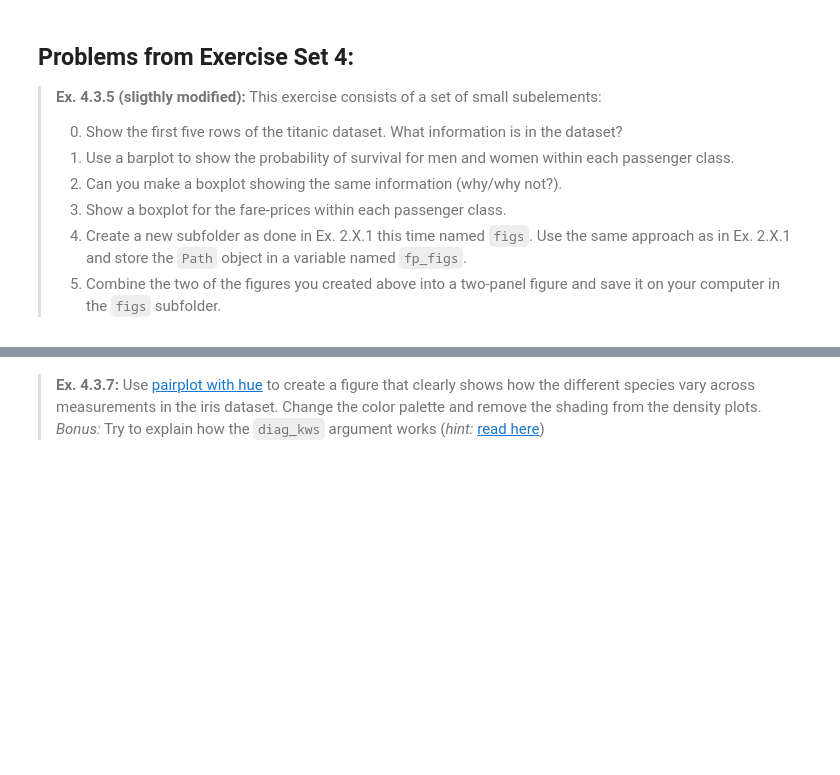
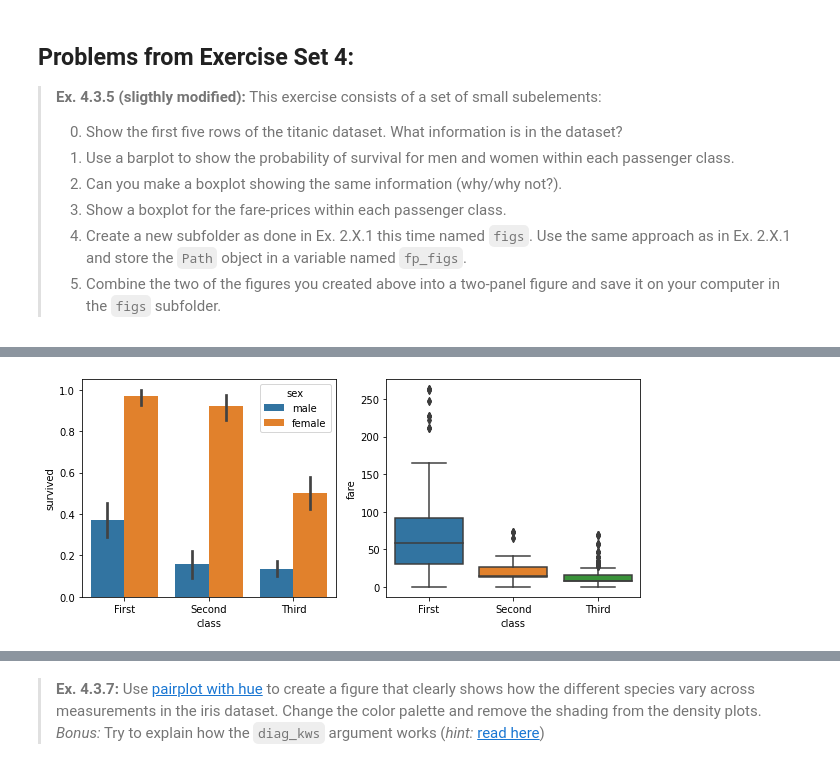
Before and after one commit to mbilsen/Housing-Prices-in-Denmark, a Jupyter notebook: assignment1/assignment_1.ipynb, the cells around one changed output, grey strips where cells are left out. Saved outputs shown, nothing was run; the diff lists cells and outputs as text; code cells hidden in the pictures; blank space fills up the shorter version.

```diff
--- a/assignment1/assignment_1.ipynb
+++ b/assignment1/assignment_1.ipynb
@@ -505,3 +537,12 @@ raise NotImplementedError()
+# %%
+fig, ax = plt.subplots(1,2, figsize = (10,4))
+sns.barplot(x = "class", y = "survived", hue = "sex", data = titanic, ax = ax[0])
+sns.boxplot(x = "class", y = "fare", data = titanic[titanic["fare"] < 300], ax = ax[1])
+#ax[1].set_subxlabel("outlier dropped")
+#fig.suptitle("HEy", size = 24)
+fig.savefig("figs/titanic.png")
+# %% [output]
+[figure, added]
 # %% [markdown]
 > **Ex. 4.3.6:** Using the iris flower dataset, draw a scatterplot of sepal length and petal length. Include a second order polynomial fitted to the data. Add a title to the plot and rename the axis labels.
 >
```
Also changed, not shown: parts of 15 cells of this notebook, 1 other file.
